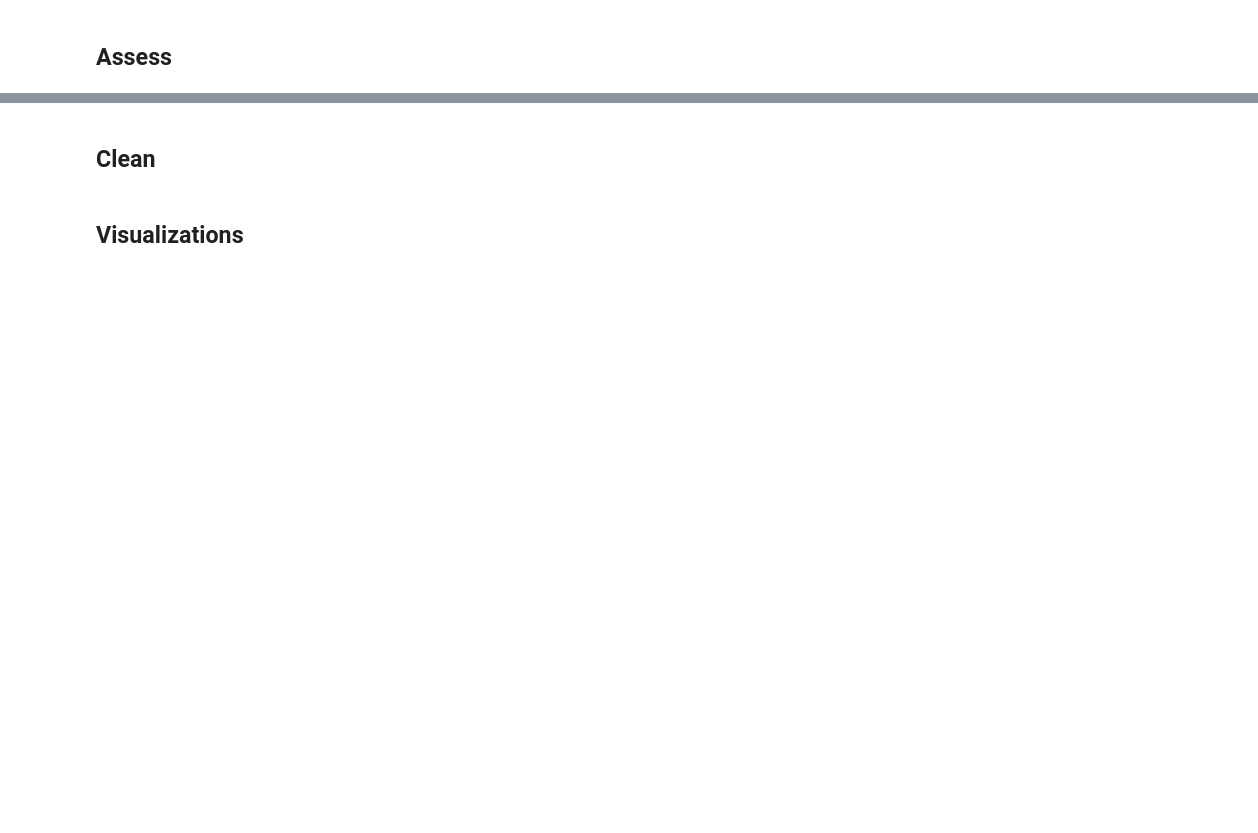
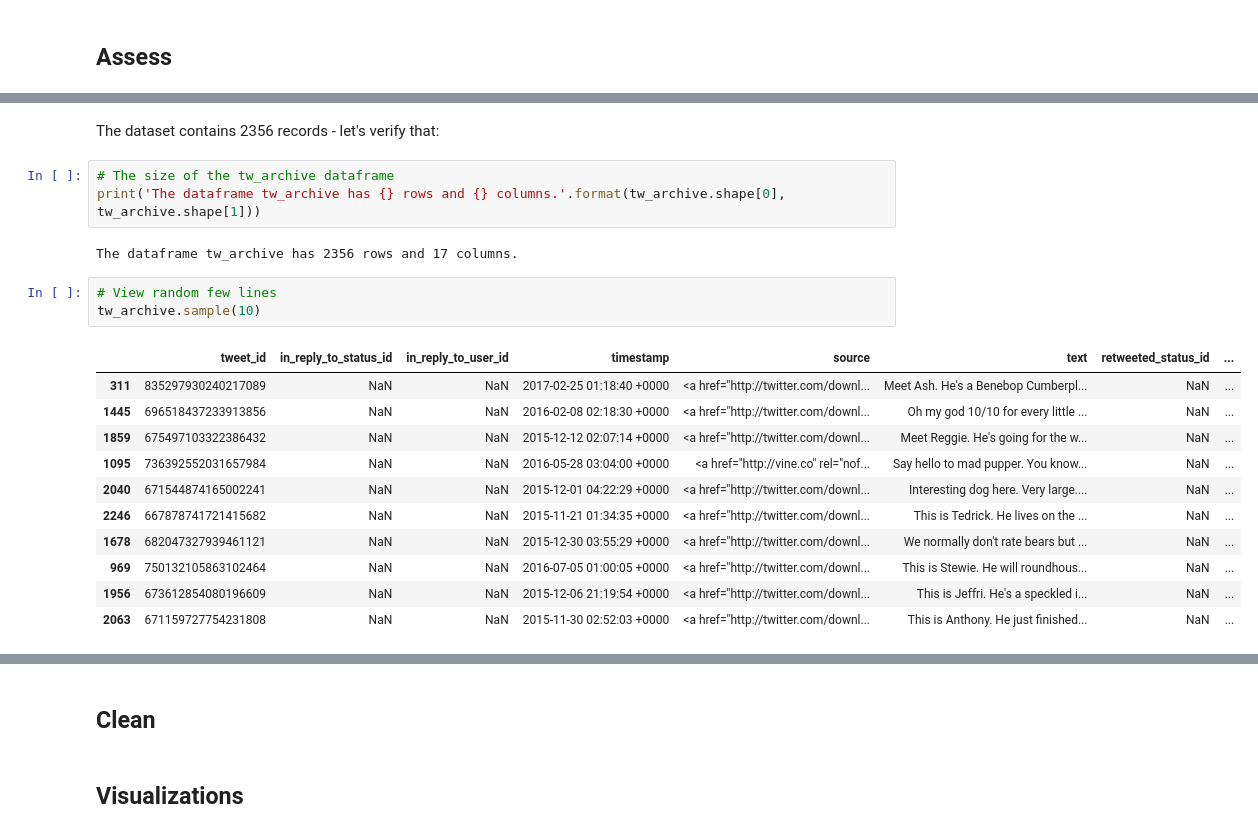
Before and after one commit to mcambalova/wrangle-data-project, a Jupyter notebook: wrangle_act.ipynb, the cells around one changed output, grey strips where cells are left out. Saved outputs shown, nothing was run; the diff lists cells and outputs as text; blank space fills up the shorter version.

```diff
--- a/wrangle_act.ipynb
+++ b/wrangle_act.ipynb
@@ -178,0 +223,22 @@ tw_add = pd.DataFrame(tweets_data)[columns]
+# %% [markdown]
+The dataset contains 2356 records - let's verify that:
+# %%
+# The size of the tw_archive dataframe
+print('The dataframe tw_archive has {} rows and {} columns.'.format(tw_archive.shape[0], tw_archive.shape[1]))
+# %% [output]
+The dataframe tw_archive has 2356 rows and 17 columns.
+# %%
+# View random few lines
+tw_archive.sample(10)
+# %% [output]
+|  | tweet_id | in_reply_to_status_id | in_reply_to_user_id | timestamp | source | text | retweeted_status_id | ... |
+| 311 | 835297930240217089 | NaN | NaN | 2017-02-25 01:18:40 +0000 | <a href="http://twitter.com/downl... | Meet Ash. He's a Benebop Cumberpl... | NaN | ... |
+| 1445 | 696518437233913856 | NaN | NaN | 2016-02-08 02:18:30 +0000 | <a href="http://twitter.com/downl... | Oh my god 10/10 for every little ... | NaN | ... |
+| 1859 | 675497103322386432 | NaN | NaN | 2015-12-12 02:07:14 +0000 | <a href="http://twitter.com/downl... | Meet Reggie. He's going for the w... | NaN | ... |
+| 1095 | 736392552031657984 | NaN | NaN | 2016-05-28 03:04:00 +0000 | <a href="http://vine.co" rel="nof... | Say hello to mad pupper. You know... | NaN | ... |
+| 2040 | 671544874165002241 | NaN | NaN | 2015-12-01 04:22:29 +0000 | <a href="http://twitter.com/downl... | Interesting dog here. Very large.... | NaN | ... |
+| 2246 | 667878741721415682 | NaN | NaN | 2015-11-21 01:34:35 +0000 | <a href="http://twitter.com/downl... | This is Tedrick. He lives on the ... | NaN | ... |
+| 1678 | 682047327939461121 | NaN | NaN | 2015-12-30 03:55:29 +0000 | <a href="http://twitter.com/downl... | We normally don't rate bears but ... | NaN | ... |
+| 969 | 750132105863102464 | NaN | NaN | 2016-07-05 01:00:05 +0000 | <a href="http://twitter.com/downl... | This is Stewie. He will roundhous... | NaN | ... |
+| 1956 | 673612854080196609 | NaN | NaN | 2015-12-06 21:19:54 +0000 | <a href="http://twitter.com/downl... | This is Jeffri. He's a speckled i... | NaN | ... |
+| 2063 | 671159727754231808 | NaN | NaN | 2015-11-30 02:52:03 +0000 | <a href="http://twitter.com/downl... | This is Anthony. He just finished... | NaN | ... |
```
Also changed, not shown: parts of 48 cells of this notebook.
